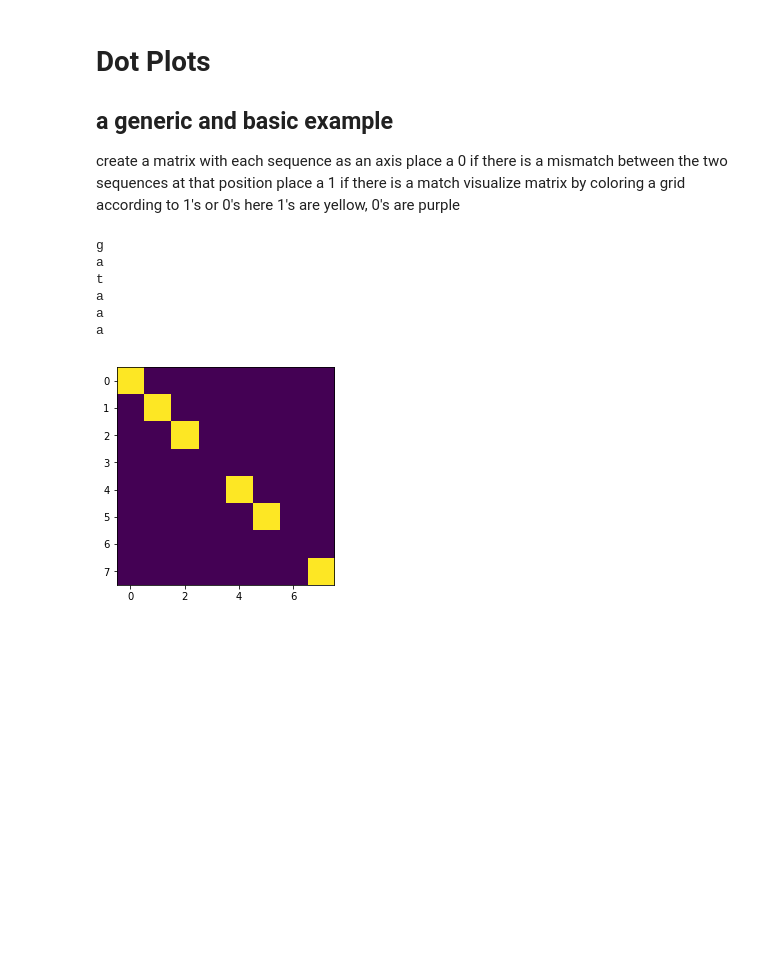
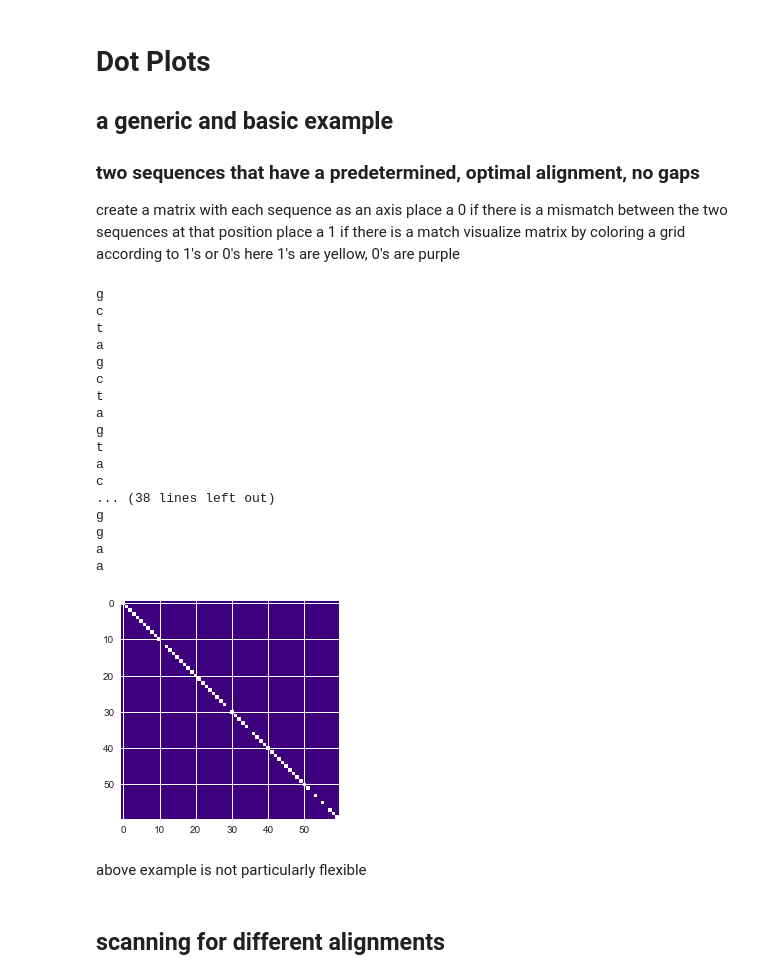
Before and after one commit to Intertangler/bioinformatics_stockholm, a Jupyter notebook: 1_dotplots/dotplot1.ipynb, the cells around one changed output. Saved outputs shown, nothing was run; the diff lists cells and outputs as text; code cells hidden in the pictures; blank space fills up the shorter version.

```diff
--- a/1_dotplots/dotplot1.ipynb
+++ b/1_dotplots/dotplot1.ipynb
@@ -1,6 +1,7 @@
 # %% [markdown]
 # Dot Plots
 ## a generic and basic example
+### two sequences that have a predetermined, optimal alignment, no gaps
 create a matrix with each sequence as an axis
 place a 0 if there is a mismatch between the two sequences at that position
 place a 1 if there is a match
@@ -9,21 +10,40 @@ here 1's are yellow, 0's are purple
 # %%
 %matplotlib inline
 import numpy as np
 import matplotlib.pyplot as plt
-sequence_1 = 'gatcaaaa'
-sequence_2 = 'gatgaata'
+import seaborn
+seaborn.set()
+sequence_1 = 'gctagctagtagcttaggatgatcgtacgtagctagctgattatagagagagaaggagaa'
+sequence_2 = 'gctagctagtaccttaggatgatcgtacgaagctaactgattatagagagagcaagcgaa'
 dot_matrix = np.zeros((len(sequence_1),len(sequence_2)))
 for base in range(0,len(sequence_1)):
     if sequence_1[base] == sequence_2[base]:
         print sequence_1[base]
         dot_matrix[base,base] = 1
-plt.imshow(dot_matrix)
+plt.imshow(dot_matrix,cmap="Purples_r",interpolation='none')
 plt.show()
 # %% [output]
+g
+c
+t
+a
+g
+c
+t
+a
+g
+t
+a
+c
+... (38 lines left out)
+g
 g
 a
-t
 a
-a
-a
-[figure, old version]
+[figure, new version]
+# %% [markdown]
+above example is not particularly flexible
+# %% [markdown]
+
+
+## scanning for different alignments
```
Also changed, not shown: parts of 7 cells of this notebook.
